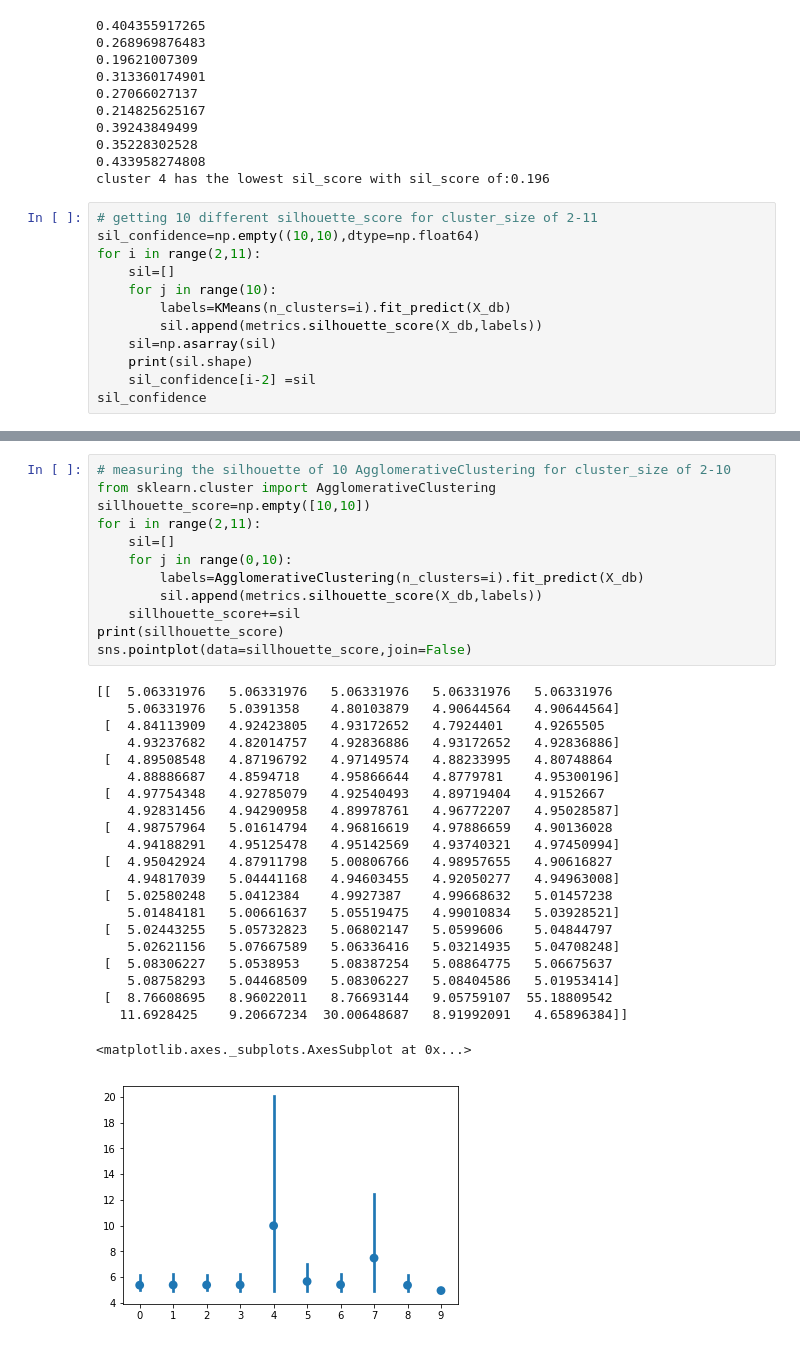
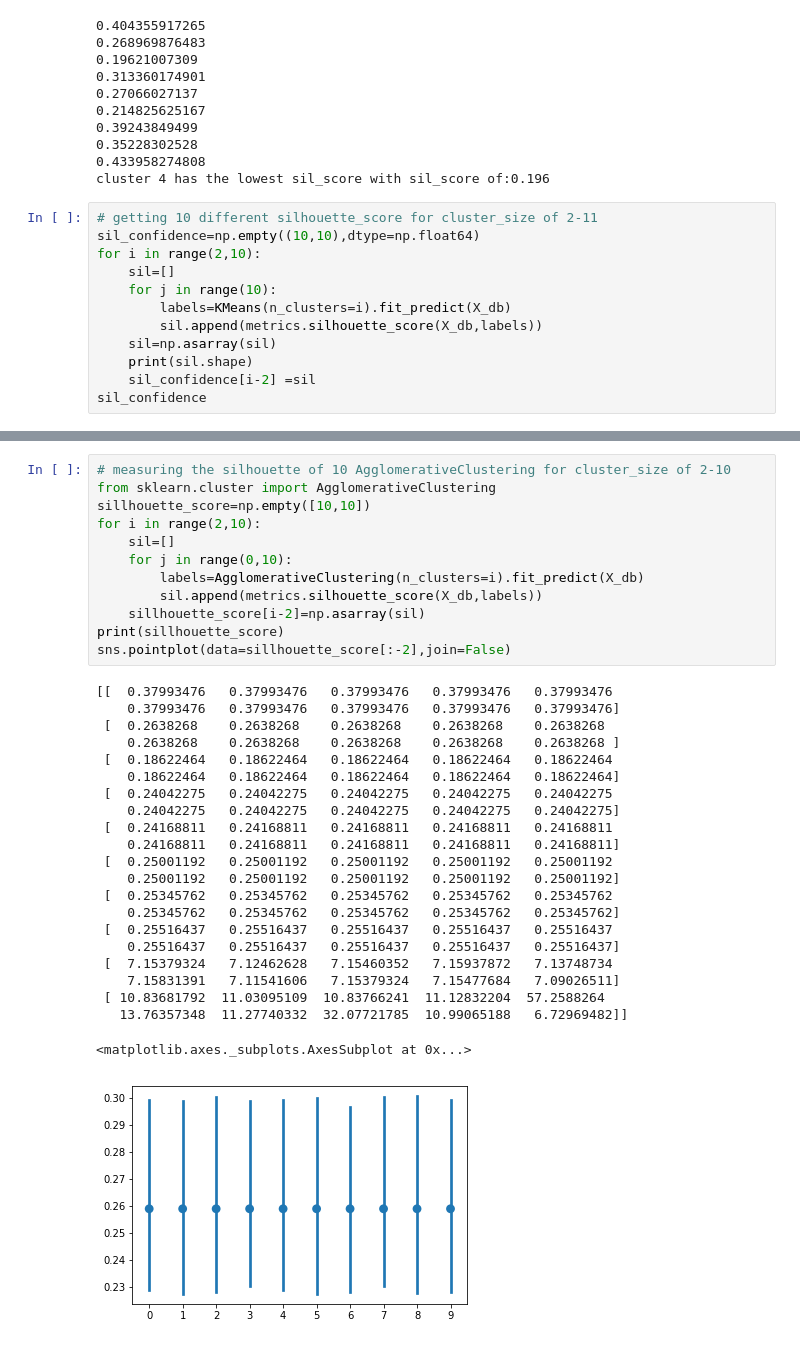
Before and after one commit to JJMUSA/CE888labs, a Jupyter notebook: lab6/Clusterinig and Visualisation.ipynb, the cells around one changed output, grey strips where cells are left out. Saved outputs shown, nothing was run; the diff lists cells and outputs as text.

Commit message:
Lab  6. Visual Evaluation of Clustering algorithms

```diff
--- a/lab6/Clusterinig and Visualisation.ipynb
+++ b/lab6/Clusterinig and Visualisation.ipynb
@@ -79,7 +79,7 @@ cluster 4 has the lowest sil_score with sil_score of:0.196
 # %%
 # getting 10 different silhouette_score for cluster_size of 2-11
 sil_confidence=np.empty((10,10),dtype=np.float64)
-for i in range(2,11):
+for i in range(2,10):
     sil=[]
     for j in range(10):
         labels=KMeans(n_clusters=i).fit_predict(X_db)
@@ -133,35 +132,35 @@ sns.pointplot(data=df,join=False)
 # %%
 # measuring the silhouette of 10 AgglomerativeClustering for cluster_size of 2-10
 from sklearn.cluster import AgglomerativeClustering
 sillhouette_score=np.empty([10,10])
-for i in range(2,11):
+for i in range(2,10):
     sil=[]
     for j in range(0,10):
         labels=AgglomerativeClustering(n_clusters=i).fit_predict(X_db)
         sil.append(metrics.silhouette_score(X_db,labels))
-    sillhouette_score+=sil
+    sillhouette_score[i-2]=np.asarray(sil)
 print(sillhouette_score)
-sns.pointplot(data=sillhouette_score,join=False)
+sns.pointplot(data=sillhouette_score[:-2],join=False)
 # %% [output]
-[[  5.06331976   5.06331976   5.06331976   5.06331976   5.06331976
-    5.06331976   5.0391358    4.80103879   4.90644564   4.90644564]
- [  4.84113909   4.92423805   4.93172652   4.7924401    4.9265505
-    4.93237682   4.82014757   4.92836886   4.93172652   4.92836886]
- [  4.89508548   4.87196792   4.97149574   4.88233995   4.80748864
-    4.88886687   4.8594718    4.95866644   4.8779781    4.95300196]
- [  4.97754348   4.92785079   4.92540493   4.89719404   4.9152667
-    4.92831456   4.94290958   4.89978761   4.96772207   4.95028587]
- [  4.98757964   5.01614794   4.96816619   4.97886659   4.90136028
-    4.94188291   4.95125478   4.95142569   4.93740321   4.97450994]
- [  4.95042924   4.87911798   5.00806766   4.98957655   4.90616827
-    4.94817039   5.04441168   4.94603455   4.92050277   4.94963008]
- [  5.02580248   5.0412384    4.9927387    4.99668632   5.01457238
-    5.01484181   5.00661637   5.05519475   4.99010834   5.03928521]
- [  5.02443255   5.05732823   5.06802147   5.0599606    5.04844797
-    5.02621156   5.07667589   5.06336416   5.03214935   5.04708248]
- [  5.08306227   5.0538953    5.08387254   5.08864775   5.06675637
-    5.08758293   5.04468509   5.08306227   5.08404586   5.01953414]
- [  8.76608695   8.96022011   8.76693144   9.05759107  55.18809542
-   11.6928425    9.20667234  30.00648687   8.91992091   4.65896384]]
+[[  0.37993476   0.37993476   0.37993476   0.37993476   0.37993476
+    0.37993476   0.37993476   0.37993476   0.37993476   0.37993476]
+ [  0.2638268    0.2638268    0.2638268    0.2638268    0.2638268
+    0.2638268    0.2638268    0.2638268    0.2638268    0.2638268 ]
+ [  0.18622464   0.18622464   0.18622464   0.18622464   0.18622464
+    0.18622464   0.18622464   0.18622464   0.18622464   0.18622464]
+ [  0.24042275   0.24042275   0.24042275   0.24042275   0.24042275
+    0.24042275   0.24042275   0.24042275   0.24042275   0.24042275]
+ [  0.24168811   0.24168811   0.24168811   0.24168811   0.24168811
+    0.24168811   0.24168811   0.24168811   0.24168811   0.24168811]
+ [  0.25001192   0.25001192   0.25001192   0.25001192   0.25001192
+    0.25001192   0.25001192   0.25001192   0.25001192   0.25001192]
+ [  0.25345762   0.25345762   0.25345762   0.25345762   0.25345762
+    0.25345762   0.25345762   0.25345762   0.25345762   0.25345762]
+ [  0.25516437   0.25516437   0.25516437   0.25516437   0.25516437
+    0.25516437   0.25516437   0.25516437   0.25516437   0.25516437]
+ [  7.15379324   7.12462628   7.15460352   7.15937872   7.13748734
+    7.15831391   7.11541606   7.15379324   7.15477684   7.09026511]
+ [ 10.83681792  11.03095109  10.83766241  11.12832204  57.2588264
+   13.76357348  11.27740332  32.07721785  10.99065188   6.72969482]]
 <matplotlib.axes._subplots.AxesSubplot at 0x...>
-[figure, old version]
+[figure, new version]
```
Also changed, not shown: parts of 2 cells of this notebook, 3 other files.
